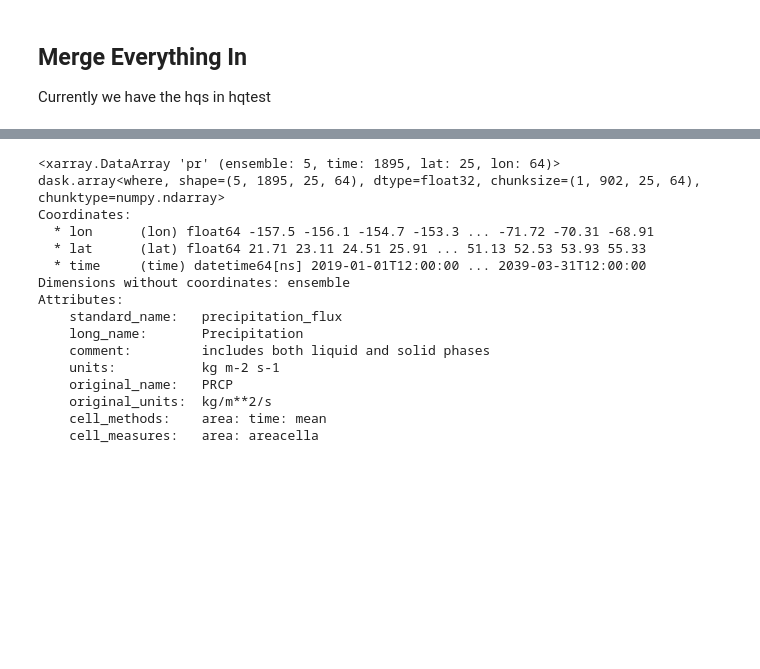
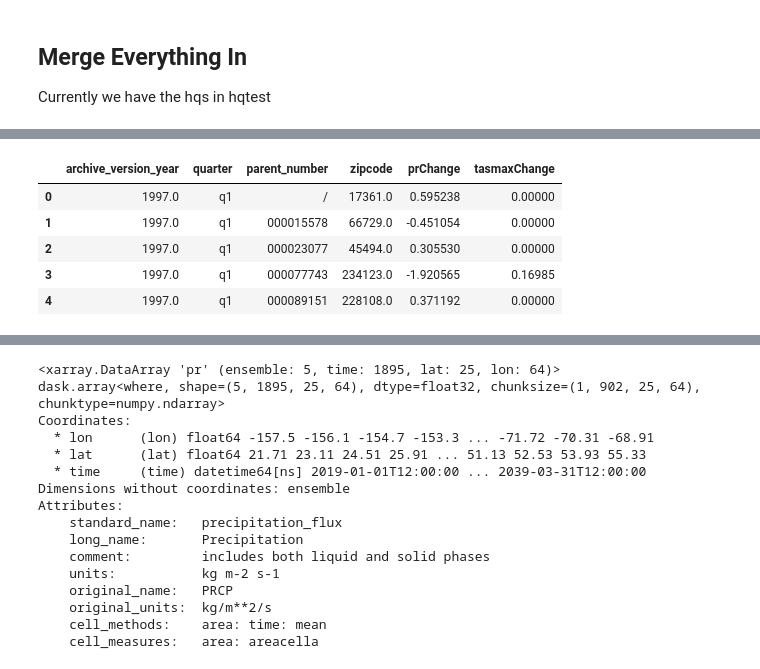
Before and after one commit to brianreed21/extremes, a Jupyter notebook: extremesCleaningCode/cmip6Processing.ipynb, the cells around one changed output, grey strips where cells are left out. Cells and saved outputs as stored; diff of their text form; code cells hidden in the pictures; blank space fills up the shorter version.

```diff
--- a/extremesCleaningCode/cmip6Processing.ipynb
+++ b/extremesCleaningCode/cmip6Processing.ipynb
@@ -483,0 +616,19 @@ tasmaxAll.mean(dim = ['lat',
+# %%
+locDataWithWeather_byFirm = locDataWithWeather.drop(columns = {'latitude', 'longitude'})
+
+locDataWithWeather_byFirm.prChange     = locDataWithWeather_byFirm.prChange     * locDataWithWeather_byFirm.locationFracOfEmployees
+locDataWithWeather_byFirm.tasmaxChange = locDataWithWeather_byFirm.tasmaxChange * locDataWithWeather_byFirm.locationFracOfEmployees
+
+locDataWithWeather_byFirm.drop(columns = {'locationFracOfEmployees'}, inplace = True)
+locDataWithWeather_byFirm.head()
+
+weatherPreds_byFirm = locDataWithWeather_byFirm.groupby(['archive_version_year','quarter','parent_number']).sum().reset_index()
+weatherPreds_byFirm.prChange = weatherPreds_byFirm.prChange - 4.5
+weatherPreds_byFirm.head()
+# %% [output]
+|  | archive_version_year | quarter | parent_number | zipcode | prChange | tasmaxChange |
+| 0 | 1997.0 | q1 | / | 17361.0 | 0.595238 | 0.00000 |
+| 1 | 1997.0 | q1 | 000015578 | 66729.0 | -0.451054 | 0.00000 |
+| 2 | 1997.0 | q1 | 000023077 | 45494.0 | 0.305530 | 0.00000 |
+| 3 | 1997.0 | q1 | 000077743 | 234123.0 | -1.920565 | 0.16985 |
+| 4 | 1997.0 | q1 | 000089151 | 228108.0 | 0.371192 | 0.00000 |
```
Also changed, not shown: parts of 31 cells of this notebook, 1 other file.
